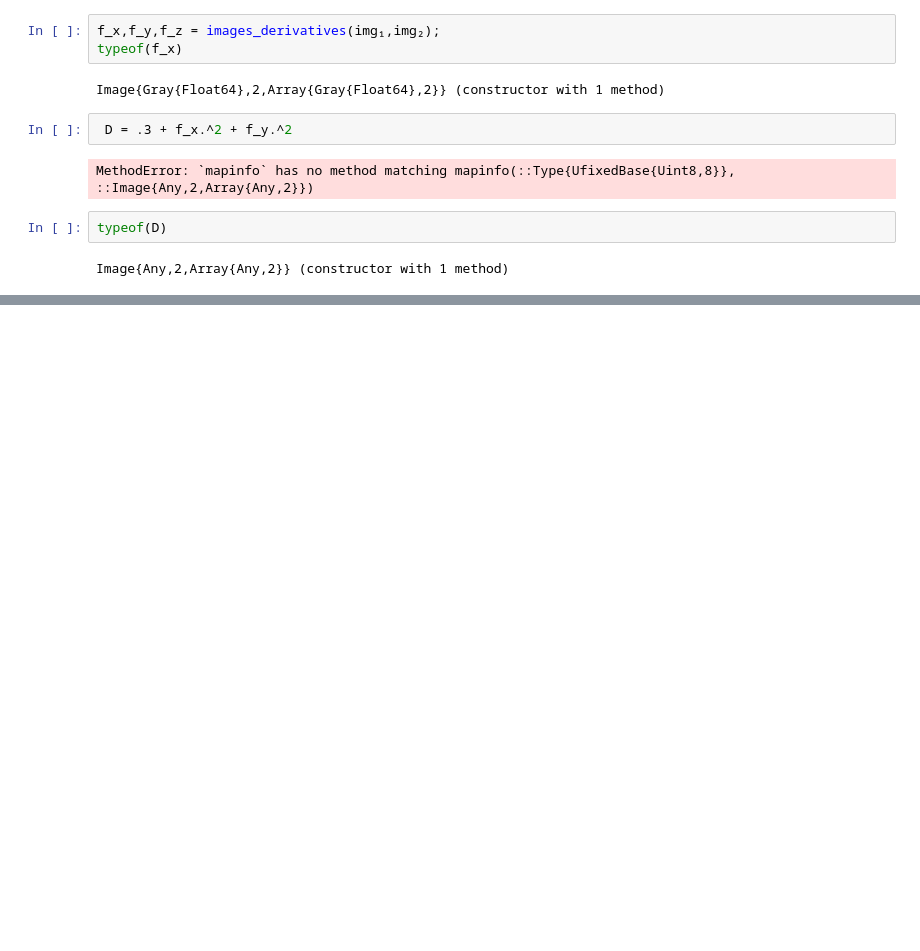
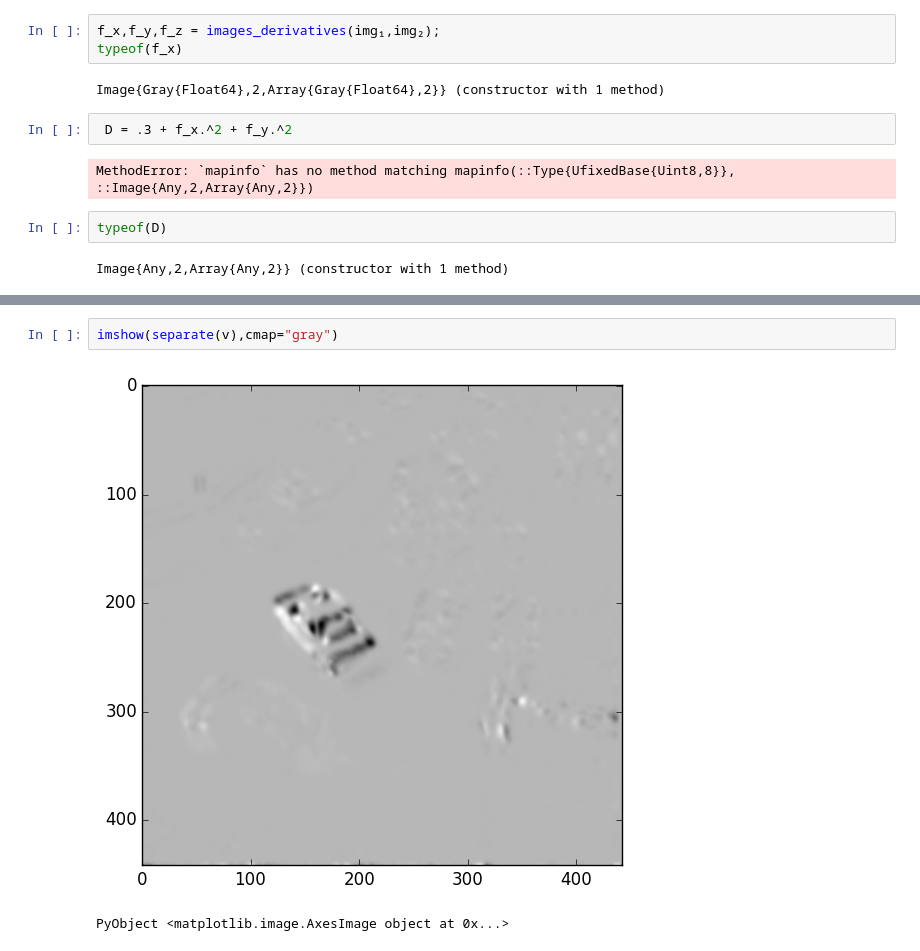
Before and after one commit to elsuizo/Optical_flow, a Jupyter notebook: Horn_Schunck/tests.ipynb, the cells around one changed output, grey strips where cells are left out. Drawn from its saved outputs; the diff is of its cells as text; blank space fills up the shorter version.

```diff
--- a/Horn_Schunck/tests.ipynb
+++ b/Horn_Schunck/tests.ipynb
@@ -91,0 +156,5 @@ Image{Any,2,Array{Any,2}} (constructor with 1 method)
+# %%
+imshow(separate(v),cmap="gray")
+# %% [output]
+[figure, added]
+PyObject <matplotlib.image.AxesImage object at 0x...>
```
Also changed, not shown: parts of 5 cells of this notebook.
